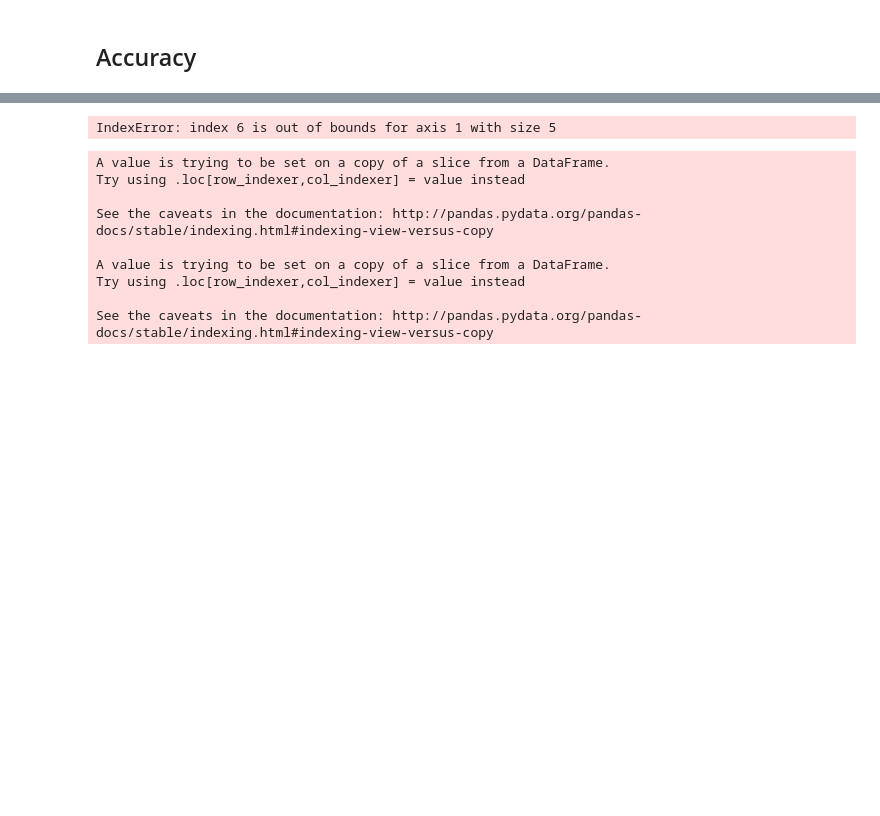
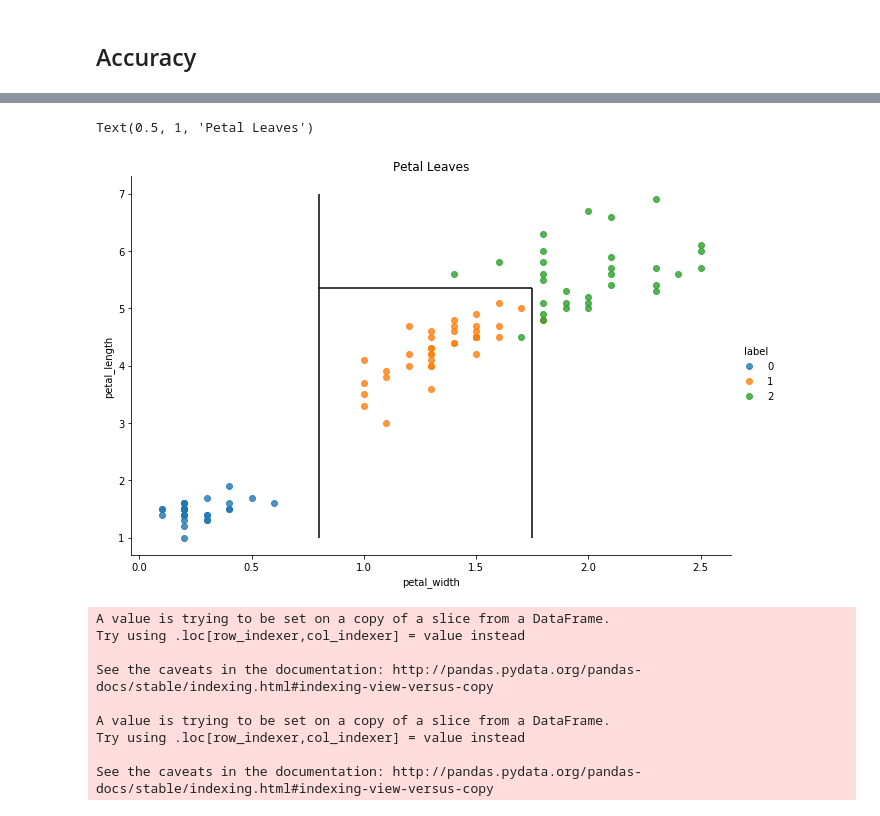
Before and after one commit to Mtaylert/MachineLearning_FromScratch, a Jupyter notebook: FromScratch_DecisionTreeClassifier.ipynb, the cells around one changed output, grey strips where cells are left out. Cells and saved outputs as stored; diff of their text form; code cells hidden in the pictures; blank space fills up the shorter version.

```diff
--- a/FromScratch_DecisionTreeClassifier.ipynb
+++ b/FromScratch_DecisionTreeClassifier.ipynb
@@ -388,24 +385,29 @@ Name: 13, dtype: object
 # %%
+
+import seaborn as sns
+import matplotlib.pyplot as plt
 split_column2 = 3
 split_value2 = 1.75
 split_value = 0.8
 split_value3 = 5.35
-data_below, data_above = split_data(Example.values,split_column,split_value)
-data_belowsplit2, data_abovesplit2 = split_data(Example.values,split_column,split_value)
+#data_below, data_above = split_data(Example.values,split_column,split_value)
+data_belowsplit2, data_abovesplit2 = split_data(data.values,split_column2,split_value2)
 
 
 
-plotting_df = pd.DataFrame(data_belowsplit2,columns=train_df.columns)
+plotting_df = pd.DataFrame(data_belowsplit2,columns=data.columns)
 
 sns.lmplot(data=train_df,x='petal_width',y='petal_length',fit_reg=False,size=6,aspect=1.5,
           hue='label')
 plt.vlines(x=split_value2,ymin=1,ymax=split_value3)
+
 plt.vlines(x=split_value,ymin=1,ymax=7)
 plt.hlines(y=split_value3,xmin=split_value,xmax=split_value2)
 
 plt.title('Petal Leaves')
 # %% [output]
-IndexError: index 6 is out of bounds for axis 1 with size 5
+Text(0.5, 1, 'Petal Leaves')
+[figure, added]
 # %%
 train = pd.read_csv('/Users/Matt/Documents/Intro To Stat Learning/data/titanic (1)/train.csv')
 # %%
```
Also changed, not shown: parts of 9 cells of this notebook.
